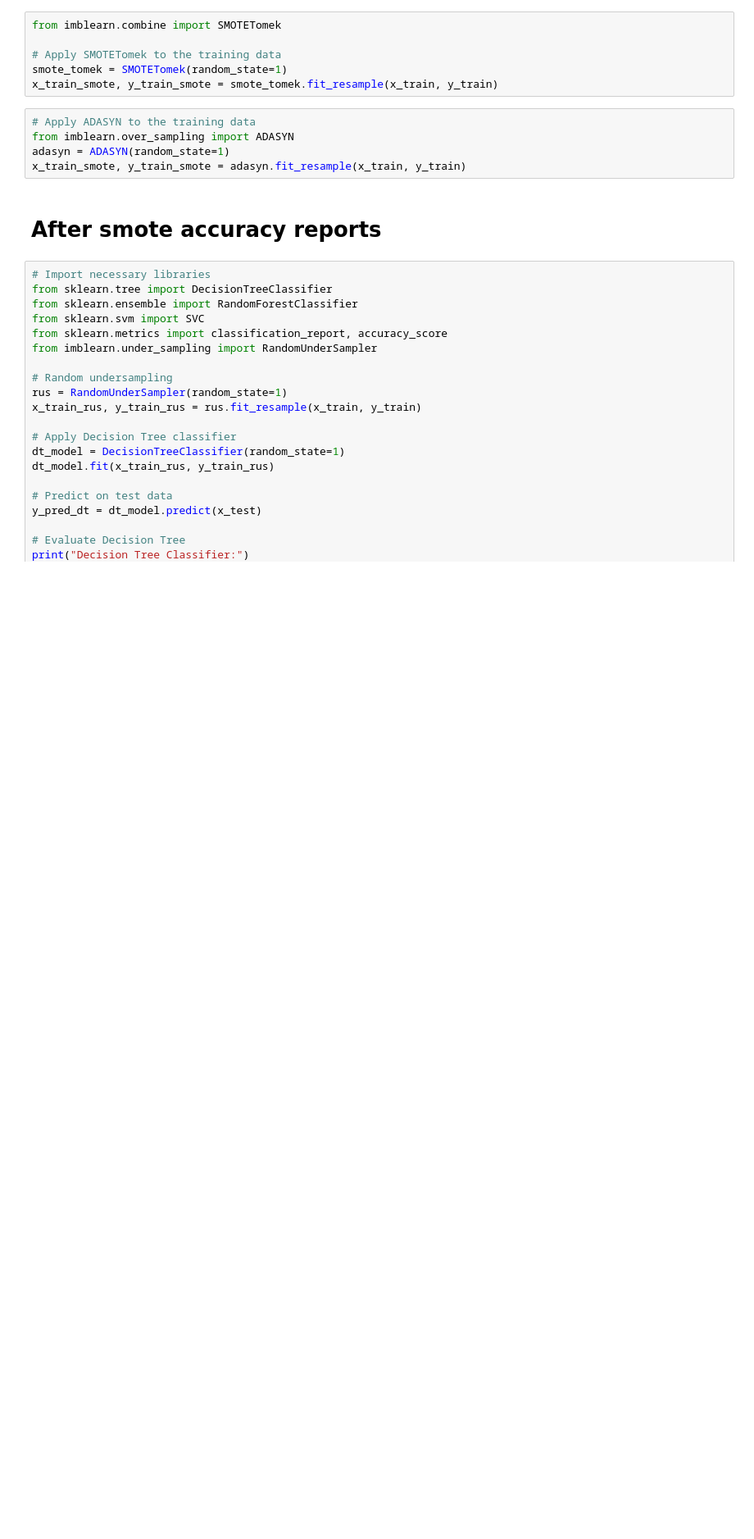
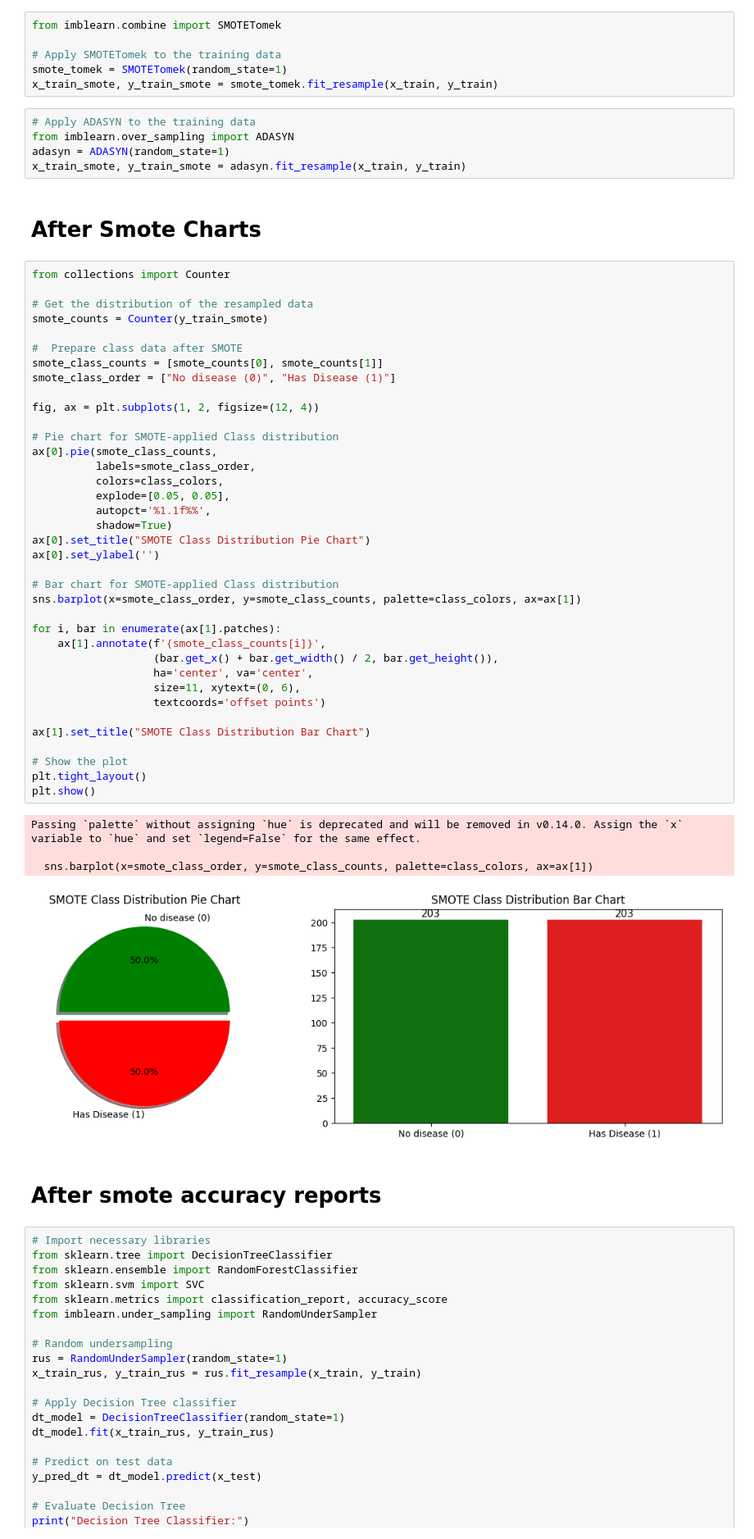
Before and after one commit to alamin147/kidney_disease, a Jupyter notebook: disease.ipynb, the cells around one changed output. Shown at 82% size. Drawn from its saved outputs; the diff is of its cells as text; blank space fills up the shorter version.

```diff
--- a/disease.ipynb
+++ b/disease.ipynb
@@ -397,6 +397,50 @@ x_train_smote, y_train_smote = smote_tomek.fit_resample(x_train, y_train)
 from imblearn.over_sampling import ADASYN
 adasyn = ADASYN(random_state=1)
 x_train_smote, y_train_smote = adasyn.fit_resample(x_train, y_train)
+# %% [markdown]
+# After Smote Charts
+# %%
+from collections import Counter
+
+# Get the distribution of the resampled data
+smote_counts = Counter(y_train_smote)
+
+#  Prepare class data after SMOTE
+smote_class_counts = [smote_counts[0], smote_counts[1]]
+smote_class_order = ["No disease (0)", "Has Disease (1)"]
+
+fig, ax = plt.subplots(1, 2, figsize=(12, 4))
+
+# Pie chart for SMOTE-applied Class distribution
+ax[0].pie(smote_class_counts,
+          labels=smote_class_order,
+          colors=class_colors,
+          explode=[0.05, 0.05],
+          autopct='%1.1f%%',
+          shadow=True)
+ax[0].set_title("SMOTE Class Distribution Pie Chart")
+ax[0].set_ylabel('')
+
+# Bar chart for SMOTE-applied Class distribution
+sns.barplot(x=smote_class_order, y=smote_class_counts, palette=class_colors, ax=ax[1])
+
+for i, bar in enumerate(ax[1].patches):
+    ax[1].annotate(f'{smote_class_counts[i]}',
+                   (bar.get_x() + bar.get_width() / 2, bar.get_height()),
+                   ha='center', va='center',
+                   size=11, xytext=(0, 6),
+                   textcoords='offset points')
+
+ax[1].set_title("SMOTE Class Distribution Bar Chart")
+
+# Show the plot
+plt.tight_layout()
+plt.show()
+# %% [output]
+Passing `palette` without assigning `hue` is deprecated and will be removed in v0.14.0. Assign the `x` variable to `hue` and set `legend=False` for the same effect.
+
+  sns.barplot(x=smote_class_order, y=smote_class_counts, palette=class_colors, ax=ax[1])
+[figure, added]
 # %% [markdown]
 # After smote accuracy reports
 # %%
```
